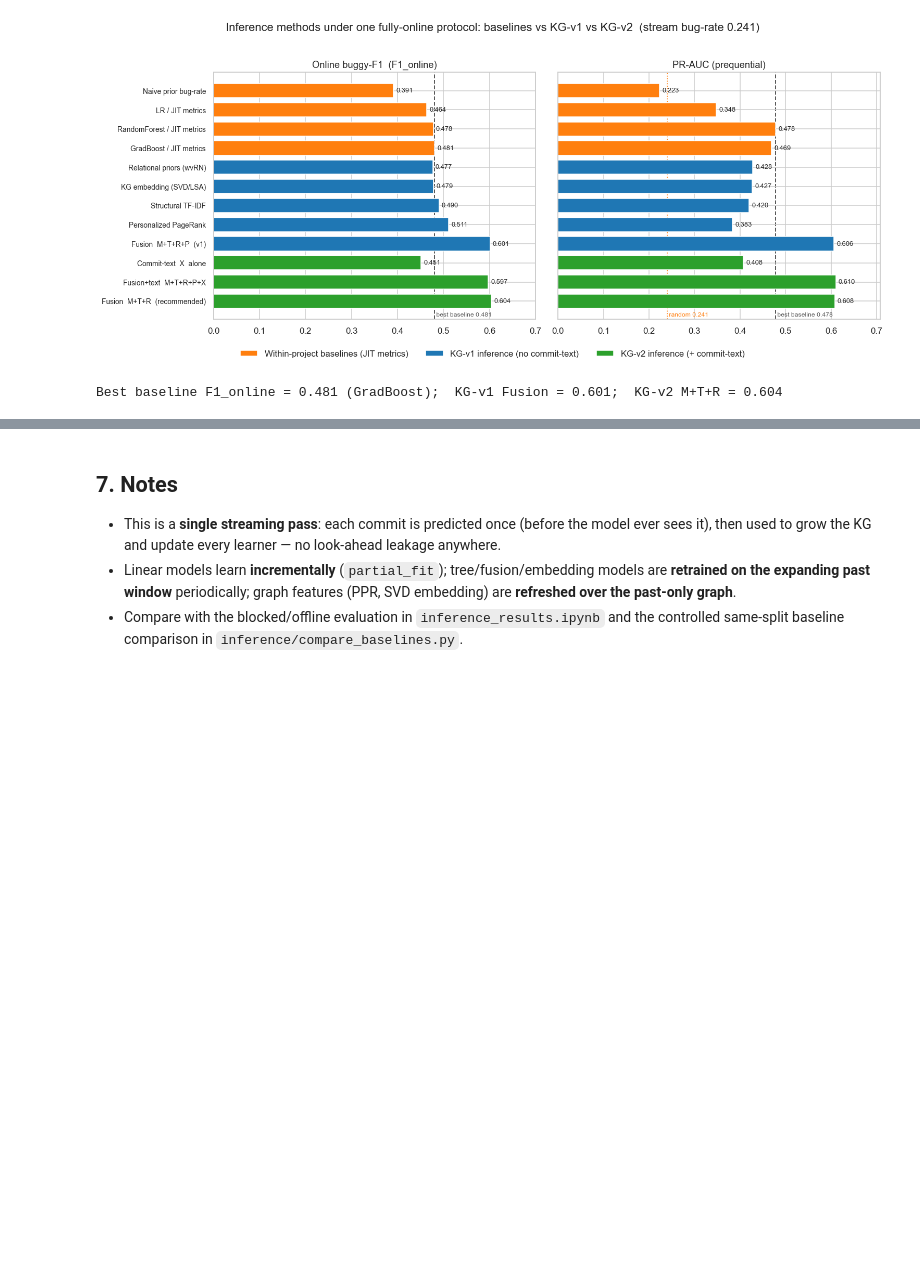
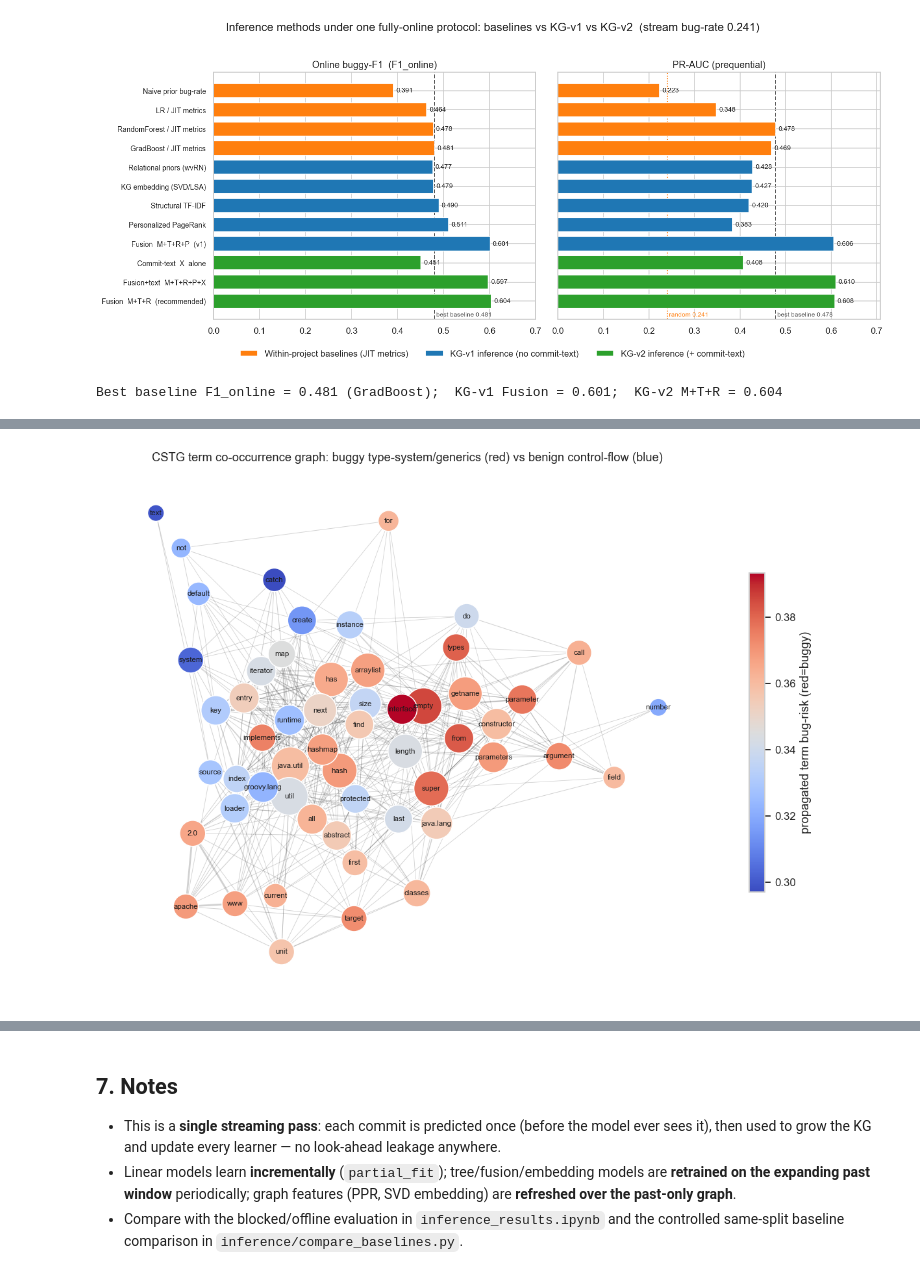
Before and after one commit to Knowledge4Software/KG-Commit, a Jupyter notebook: experiments/notebooks/online_jit_evaluation.ipynb, the cells around one changed output, grey strips where cells are left out. Cells and saved outputs as stored; diff of their text form; code cells hidden in the pictures; blank space fills up the shorter version.

```diff
--- a/experiments/notebooks/online_jit_evaluation.ipynb
+++ b/experiments/notebooks/online_jit_evaluation.ipynb
@@ -303,0 +345,23 @@ Best baseline F1_online = 0.481 (GradBoost);  KG-v1 Fusion = 0.601;  KG-v2 M+T+R
+# %%
+# CSTG term co-occurrence (NPMI) graph, coloured by propagated bug-risk
+import networkx as nx
+deg = {t: len(cs.npmi.get(t, [])) for t in cs.vocab if t in cs.npmi}
+cand = [t for t in sorted(deg, key=lambda t:-deg[t]) if len(t) <= 22][:55]
+S = set(cand); G = nx.Graph()
+for t in cand:
+    G.add_node(t, risk=cs.term_risk[t])
+    for u, w in cs.npmi.get(t, ()):
+        if u in S and w >= 0.25: G.add_edge(t, u, w=w)
+G.remove_nodes_from([n for n in list(G) if G.degree(n)==0])
+pos = nx.spring_layout(G, k=0.6, seed=3, weight='w')
+risks = np.array([G.nodes[n]['risk'] for n in G])
+fig, ax = plt.subplots(figsize=(11, 8))
+nx.draw_networkx_edges(G, pos, alpha=0.2, width=[G[u][v]['w']*2 for u,v in G.edges], ax=ax)
+nd = nx.draw_networkx_nodes(G, pos, node_color=risks, cmap='coolwarm', vmin=risks.min(), vmax=risks.max(),
+                            node_size=[200+40*G.degree(n) for n in G], edgecolors='white', ax=ax)
+nx.draw_networkx_labels(G, pos, font_size=7.5, ax=ax)
+fig.colorbar(nd, ax=ax, shrink=0.6, label='propagated term bug-risk (red=buggy)')
+ax.set_title('CSTG term co-occurrence graph: buggy type-system/generics (red) vs benign control-flow (blue)')
+ax.axis('off'); plt.tight_layout(); plt.show()
+# %% [output]
+[figure, added]
```
Also changed, not shown: parts of 15 cells of this notebook, 30 other files.
